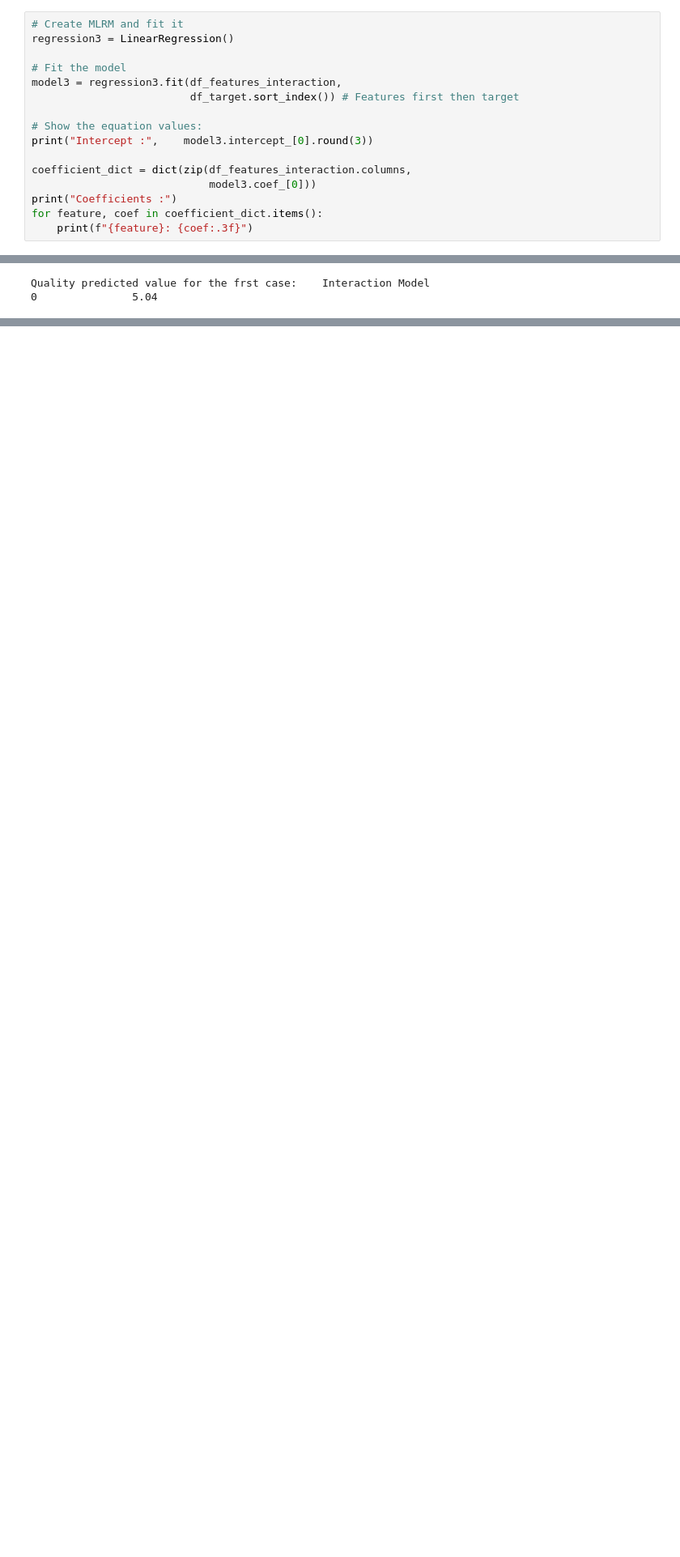
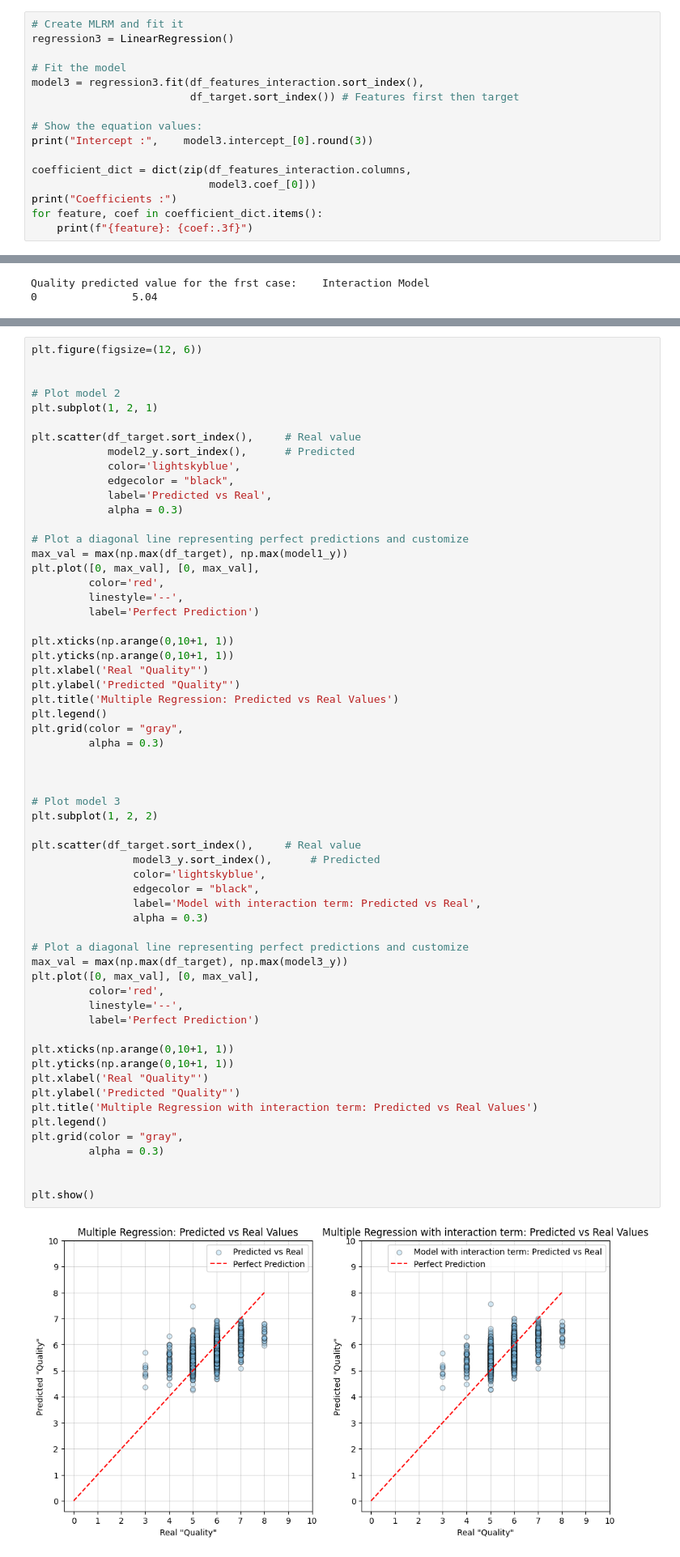
Before and after one commit to Laura-Alonso/machine-learning, a Jupyter notebook: supervised-learning/linear-regression/linear-regression.ipynb, the cells around one changed output, grey strips where cells are left out. Shown: that part at 81% size. Drawn from its saved outputs; the diff is of its cells as text; blank space fills up the shorter version.

Commit message:
Kaggle Notebook | linear_regression | Version 31

```diff
--- a/supervised-learning/linear-regression/linear-regression.ipynb
+++ b/supervised-learning/linear-regression/linear-regression.ipynb
@@ -517,7 +517,7 @@ With our final DataFrame, df_features_interaction, we can proceed to fit the mod
 regression3 = LinearRegression()
 
 # Fit the model
-model3 = regression3.fit(df_features_interaction,
+model3 = regression3.fit(df_features_interaction.sort_index(),
                          df_target.sort_index()) # Features first then target
 
 # Show the equation values:
@@ -588,3 +590,65 @@ Quality predicted value for the frst case:    Interaction Model
+# %%
+plt.figure(figsize=(12, 6))
+
+
+# Plot model 2
+plt.subplot(1, 2, 1)
+
+plt.scatter(df_target.sort_index(),     # Real value
+            model2_y.sort_index(),      # Predicted
+            color='lightskyblue',
+            edgecolor = "black",
+            label='Predicted vs Real',
+            alpha = 0.3)
+
+# Plot a diagonal line representing perfect predictions and customize
+max_val = max(np.max(df_target), np.max(model1_y))
+plt.plot([0, max_val], [0, max_val],
+         color='red',
+         linestyle='--',
+         label='Perfect Prediction')
+
+plt.xticks(np.arange(0,10+1, 1))
+plt.yticks(np.arange(0,10+1, 1))
+plt.xlabel('Real "Quality"')
+plt.ylabel('Predicted "Quality"')
+plt.title('Multiple Regression: Predicted vs Real Values')
+plt.legend()
+plt.grid(color = "gray",
+         alpha = 0.3)
+
+
+
+# Plot model 3
+plt.subplot(1, 2, 2)
+
+plt.scatter(df_target.sort_index(),     # Real value
+                model3_y.sort_index(),      # Predicted
+                color='lightskyblue',
+                edgecolor = "black",
+                label='Model with interaction term: Predicted vs Real',
+                alpha = 0.3)
+
+# Plot a diagonal line representing perfect predictions and customize
+max_val = max(np.max(df_target), np.max(model3_y))
+plt.plot([0, max_val], [0, max_val],
+         color='red',
+         linestyle='--',
+         label='Perfect Prediction')
+
+plt.xticks(np.arange(0,10+1, 1))
+plt.yticks(np.arange(0,10+1, 1))
+plt.xlabel('Real "Quality"')
+plt.ylabel('Predicted "Quality"')
+plt.title('Multiple Regression with interaction term: Predicted vs Real Values')
+plt.legend()
+plt.grid(color = "gray",
+         alpha = 0.3)
+
+
+plt.show()
+# %% [output]
+[figure, added]
 # %% [markdown]
 ## B. Nonlinear relationships
 
```
Also changed, not shown: parts of 18 cells of this notebook.
